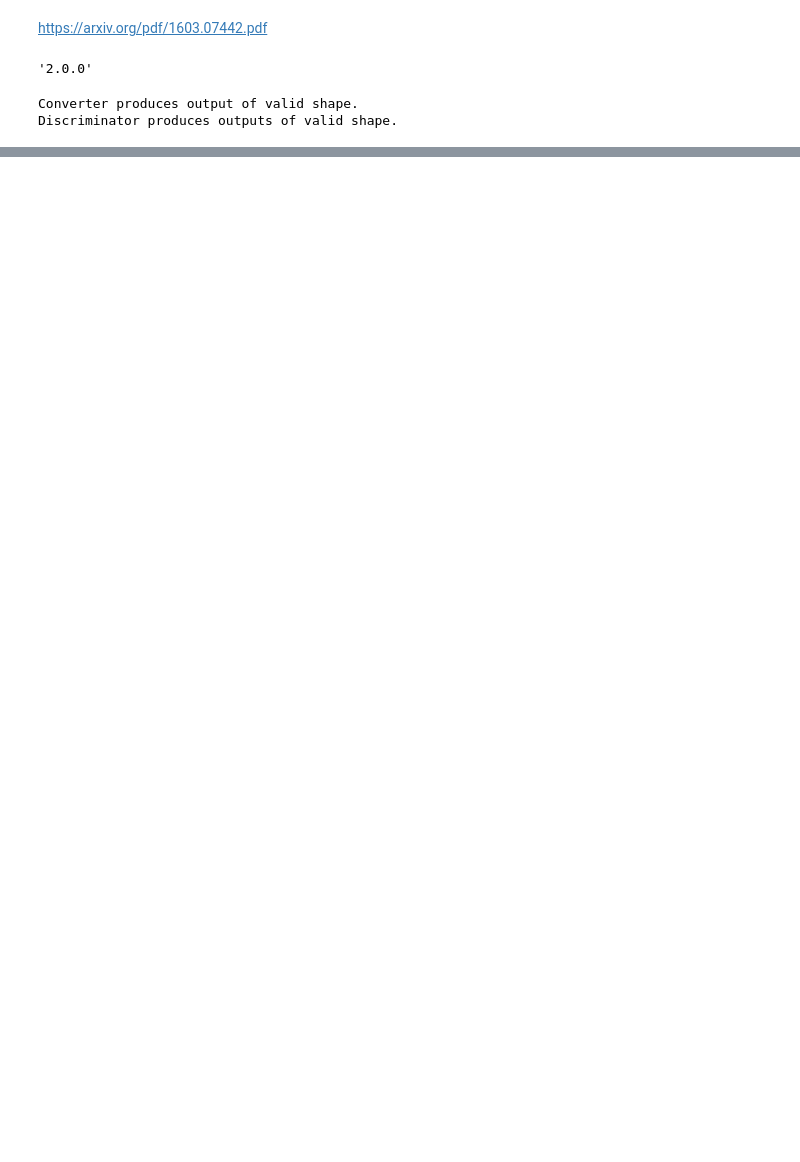
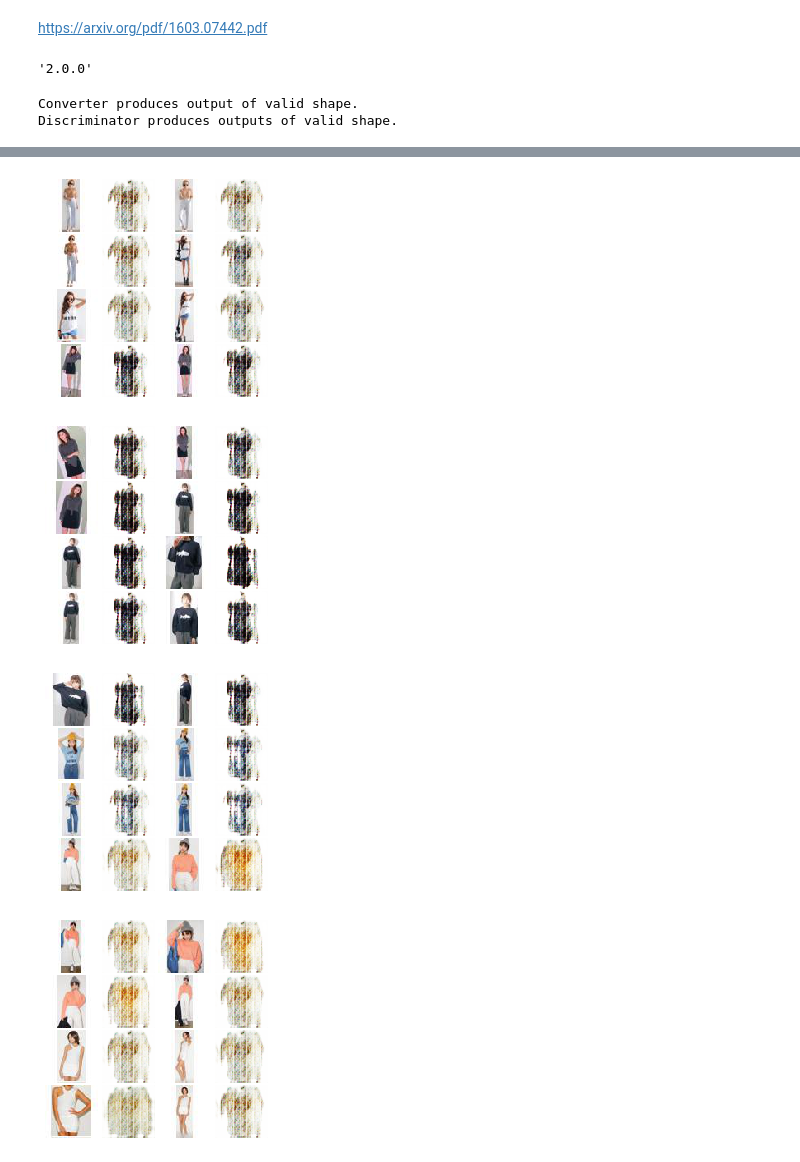
Before and after one commit to Dmytro-Shvetsov/Clothing-Translation, a Jupyter notebook: model_training.ipynb, the cells around one changed output, grey strips where cells are left out. Saved outputs shown, nothing was run; the diff lists cells and outputs as text; code cells hidden in the pictures; blank space fills up the shorter version.

```diff
--- a/model_training.ipynb
+++ b/model_training.ipynb
@@ -495,0 +515,13 @@ Epoch 0. Iter 5. C: 0.4788992702960968, D_A: 0.8045000433921814, D_R 1.435603737
+# %%
+test_iter = cycle(lookbook.get_iter(16, 'test'))
+for i in range(10):
+    images, _, _ = next(test_iter)
+    images = norm(images)
+    pred = converter(images, False)
+
+    show_images([tf.cast(denorm(images), tf.uint8), tf.cast(denorm(pred.numpy()), tf.uint8)])
+# %% [output]
+[figure, added]
+[figure, added]
+[figure, added]
+[figure, added]
```
Also changed, not shown: parts of 8 cells of this notebook, 1 other file.
